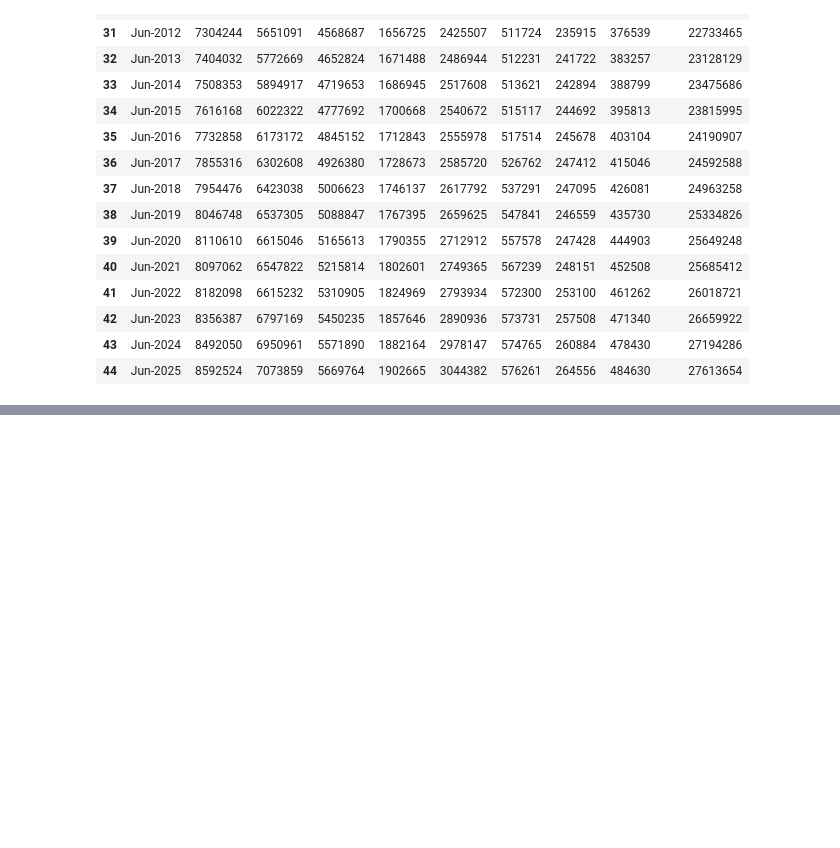
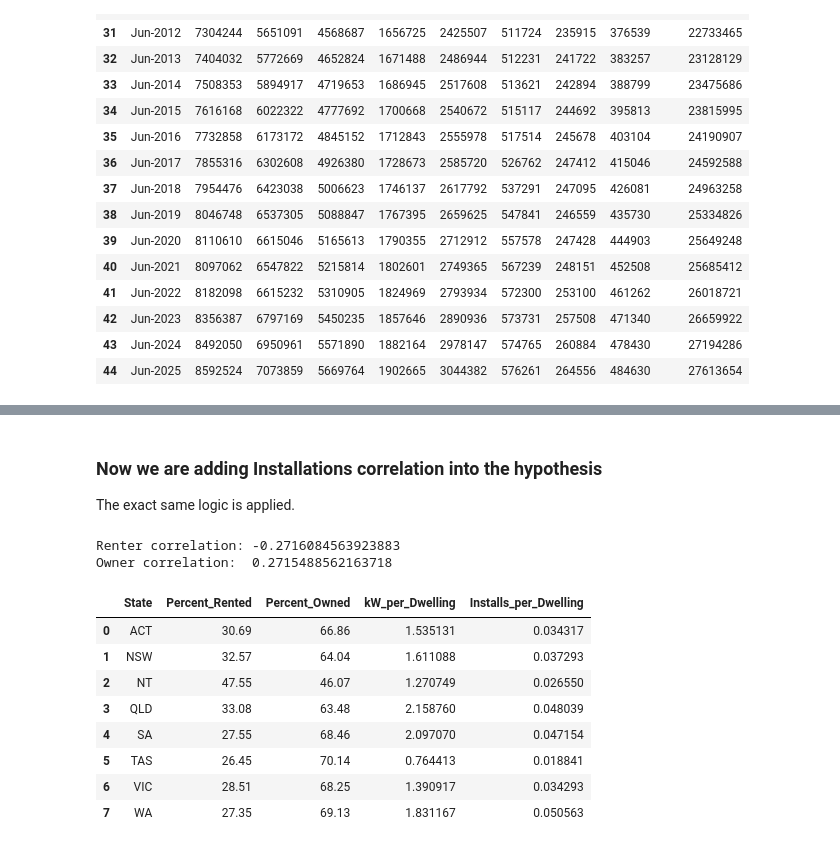
Before and after one commit to quantwothree/solar-energy-adoption-au, a Jupyter notebook: ARENA.ipynb, the cells around one changed output, grey strips where cells are left out. Saved outputs shown, nothing was run; the diff lists cells and outputs as text; code cells hidden in the pictures; blank space fills up the shorter version.

```diff
--- a/ARENA.ipynb
+++ b/ARENA.ipynb
@@ -995,0 +1053,42 @@ display(df_population_states)
+# %% [markdown]
+### Now we are adding Installations correlation into the hypothesis ###
+
+The exact same logic is applied.
+# %%
+installs_columns_21 = [column for column in df_installations_states.columns if '2021' in column and 'Installation Quantity' in column]
+df_installations_states['Total_Installations_2021'] = df_installations_states[installs_columns_21].sum(axis=1)
+
+# create a subset for Installations
+df_install_sub = df_installations_states[['state', 'Total_Installations_2021']].copy()
+df_install_sub = df_install_sub.rename(columns={'state': 'State'})
+df_install_sub.columns = df_install_sub.columns.str.strip()
+
+# ensure the Census dataset is clean
+df_census_21_cleaned.columns = df_census_21_cleaned.columns.str.strip()
+
+# merge the Installations into the hypothesis
+df_hypothesis = pd.merge(df_hypothesis, df_install_sub, on='State', how='inner')
+
+# divide by the total number of dwellings
+df_hypothesis['Installs_per_Dwelling'] = df_hypothesis['Total_Installations_2021'] / df_hypothesis['Total_Total']
+
+# test correlations for Installations
+inst_renter_correlation = df_hypothesis['Percent_Rented'].corr(df_hypothesis['Installs_per_Dwelling'])
+inst_owner_correlation = df_hypothesis['Percent_Owned'].corr(df_hypothesis['Installs_per_Dwelling'])
+
+print(f"Renter correlation: {inst_renter_correlation}")
+print(f"Owner correlation:  {inst_owner_correlation}")
+
+display(df_hypothesis[['State', 'Percent_Rented', 'Percent_Owned', 'kW_per_Dwelling', 'Installs_per_Dwelling']])
+# %% [output]
+Renter correlation: -0.2716084563923883
+Owner correlation:  0.2715488562163718
+|  | State | Percent_Rented | Percent_Owned | kW_per_Dwelling | Installs_per_Dwelling |
+| 0 | ACT | 30.69 | 66.86 | 1.535131 | 0.034317 |
+| 1 | NSW | 32.57 | 64.04 | 1.611088 | 0.037293 |
+| 2 | NT | 47.55 | 46.07 | 1.270749 | 0.026550 |
+| 3 | QLD | 33.08 | 63.48 | 2.158760 | 0.048039 |
+| 4 | SA | 27.55 | 68.46 | 2.097070 | 0.047154 |
+| 5 | TAS | 26.45 | 70.14 | 0.764413 | 0.018841 |
+| 6 | VIC | 28.51 | 68.25 | 1.390917 | 0.034293 |
+| 7 | WA | 27.35 | 69.13 | 1.831167 | 0.050563 |
```
Also changed, not shown: parts of 4 cells of this notebook.
